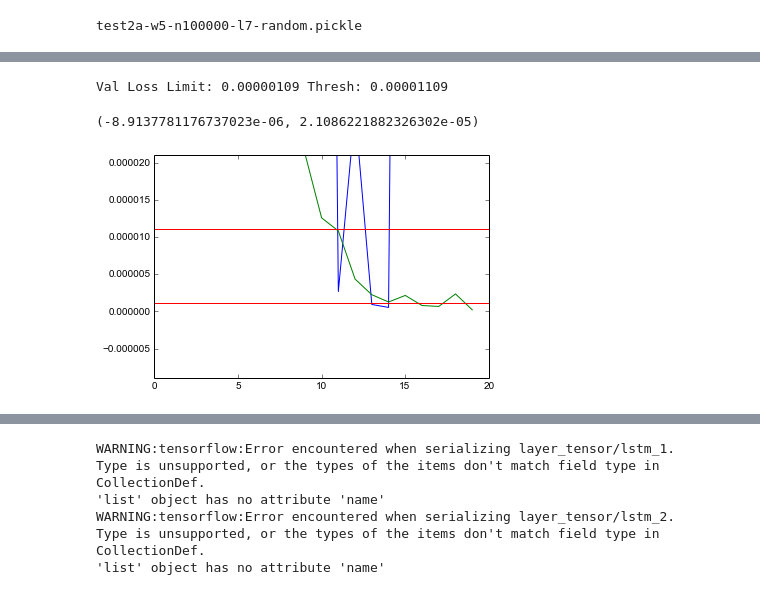
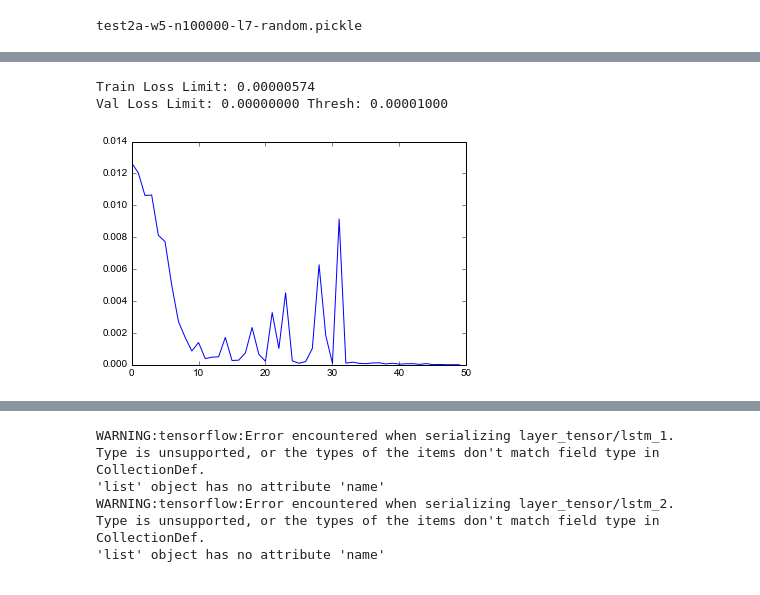
Before and after one commit to lisa-1010/smart-tutor, a Jupyter notebook: code/test_mcts.ipynb, the cells around one changed output, grey strips where cells are left out. Saved outputs shown, nothing was run; the diff lists cells and outputs as text; code cells hidden in the pictures.

Commit message:
debugging and seems to be either overfitting or not learning properly; trying out the smaller model

```diff
--- a/code/test_mcts.ipynb
+++ b/code/test_mcts.ipynb
@@ -129,19 +136,25 @@ Type is unsupported, or the types of the items don't match field type in Collect
 'list' object has no attribute 'name'
 # %%
 # binary crossentropy doesn't work
-#
+# default batch size of 64 with 100000 trajectories is 1562.5 iters per epoch
+# which means 40 epochs is 62,500 iters
 train_loss = np.array([s.global_loss for s in ecall.tstates])
-val_loss = np.array([s.val_loss for s in ecall.tstates])
+val_loss = np.array([s.val_loss if s.val_loss is not None else 0.0 for s in ecall.tstates])
 #print(dir(ecall.tstates[0]))
+figure()
 plot(train_loss)
-plot(val_loss)
-last_val_loss = np.mean(val_loss[-3:])
+#plot(val_loss)
+last_val_loss = np.mean(val_loss[-2:])
 val_loss_thres = last_val_loss + 0.00001
+last_train_loss = np.mean(train_loss[-2:])
+six.print_('Train Loss Limit: {:.8f}'.format(last_train_loss))
 six.print_('Val Loss Limit: {:.8f} Thresh: {:.8f}'.format(last_val_loss, val_loss_thres))
-plot([0,train_loss.shape[0]], [last_val_loss,last_val_loss], color='#ff0000')
-plot([0,train_loss.shape[0]], [val_loss_thres,val_loss_thres], color='#ff0000')
-ylim(last_val_loss - 0.00001, last_val_loss + 0.00002)
+#plot([0,train_loss.shape[0]], [last_val_loss,last_val_loss], color='#ff0000')
+#plot([0,train_loss.shape[0]], [val_loss_thres,val_loss_thres], color='#ff0000')
+#ylim(last_val_loss - 0.00001, last_val_loss + 0.00002)
+#ylim(0,0.01)
+# seems like with learning rate 0.0005, things stablize after 40 epochs, so just do 50 epochs with grusimple
 # %% [output]
-Val Loss Limit: 0.00000109 Thresh: 0.00001109
+Train Loss Limit: 0.00000574
+Val Loss Limit: 0.00000000 Thresh: 0.00001000
-(-8.9137781176737023e-06, 2.1086221882326302e-05)
-[figure, old version]
+[figure, new version]
```
Also changed, not shown: parts of 6 cells of this notebook, 5 other files.
